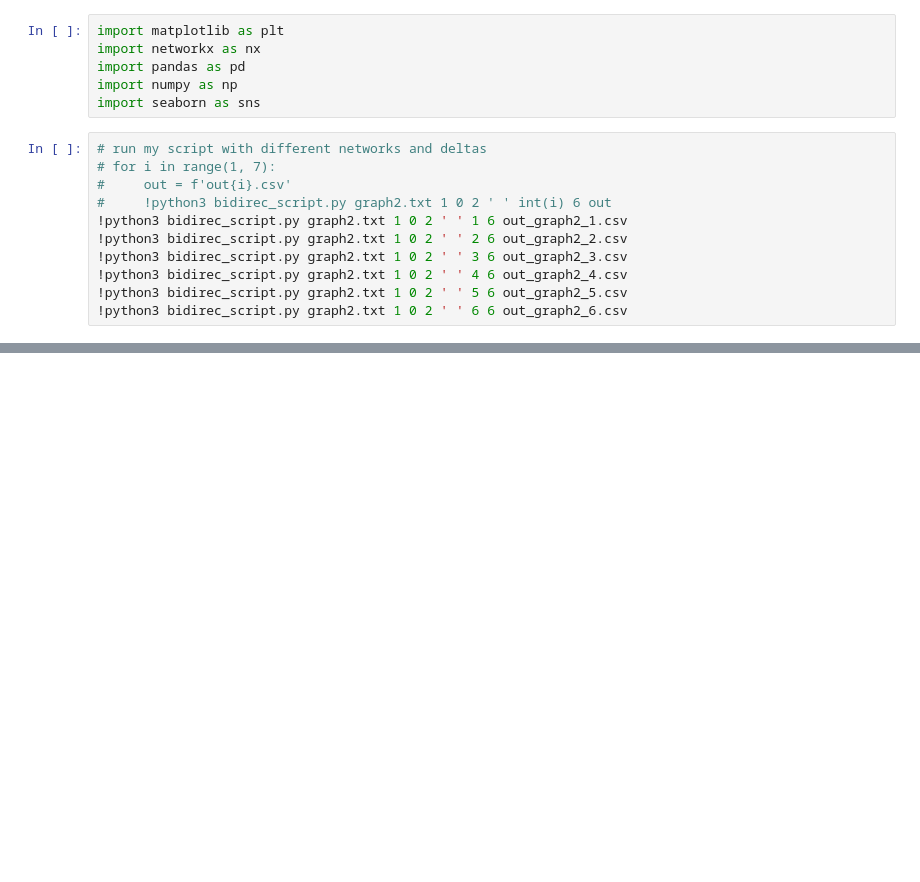
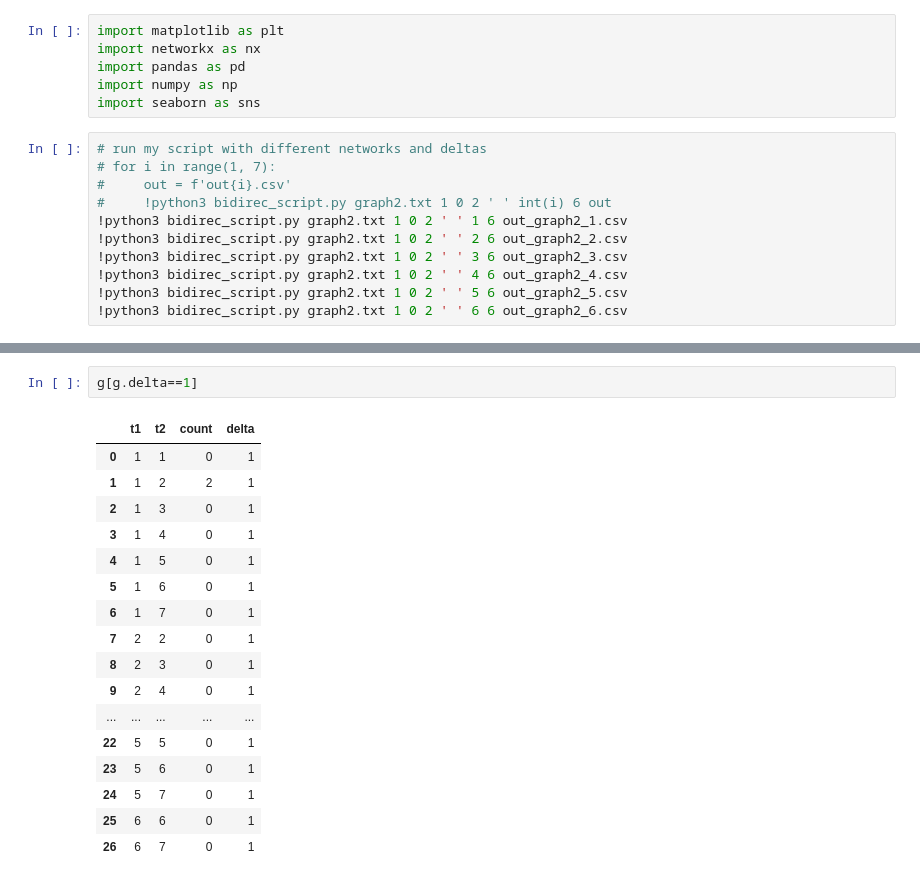
Before and after one commit to ritwix/bidirec-edge-counting, a Jupyter notebook: bidirec_run_script_and_create_graphs.ipynb, the cells around one changed output, grey strips where cells are left out. Saved outputs shown, nothing was run; the diff lists cells and outputs as text; blank space fills up the shorter version.

```diff
--- a/bidirec_run_script_and_create_graphs.ipynb
+++ b/bidirec_run_script_and_create_graphs.ipynb
@@ -48,0 +56,20 @@ graph2_d_6 = pd.read_csv('out_graph2_6.csv')
+# %%
+g[g.delta==1]
+# %% [output]
+|  | t1 | t2 | count | delta |
+| 0 | 1 | 1 | 0 | 1 |
+| 1 | 1 | 2 | 2 | 1 |
+| 2 | 1 | 3 | 0 | 1 |
+| 3 | 1 | 4 | 0 | 1 |
+| 4 | 1 | 5 | 0 | 1 |
+| 5 | 1 | 6 | 0 | 1 |
+| 6 | 1 | 7 | 0 | 1 |
+| 7 | 2 | 2 | 0 | 1 |
+| 8 | 2 | 3 | 0 | 1 |
+| 9 | 2 | 4 | 0 | 1 |
+| ... | ... | ... | ... | ... |
+| 22 | 5 | 5 | 0 | 1 |
+| 23 | 5 | 6 | 0 | 1 |
+| 24 | 5 | 7 | 0 | 1 |
+| 25 | 6 | 6 | 0 | 1 |
+| 26 | 6 | 7 | 0 | 1 |
```
Also changed, not shown: parts of 4 cells of this notebook.
